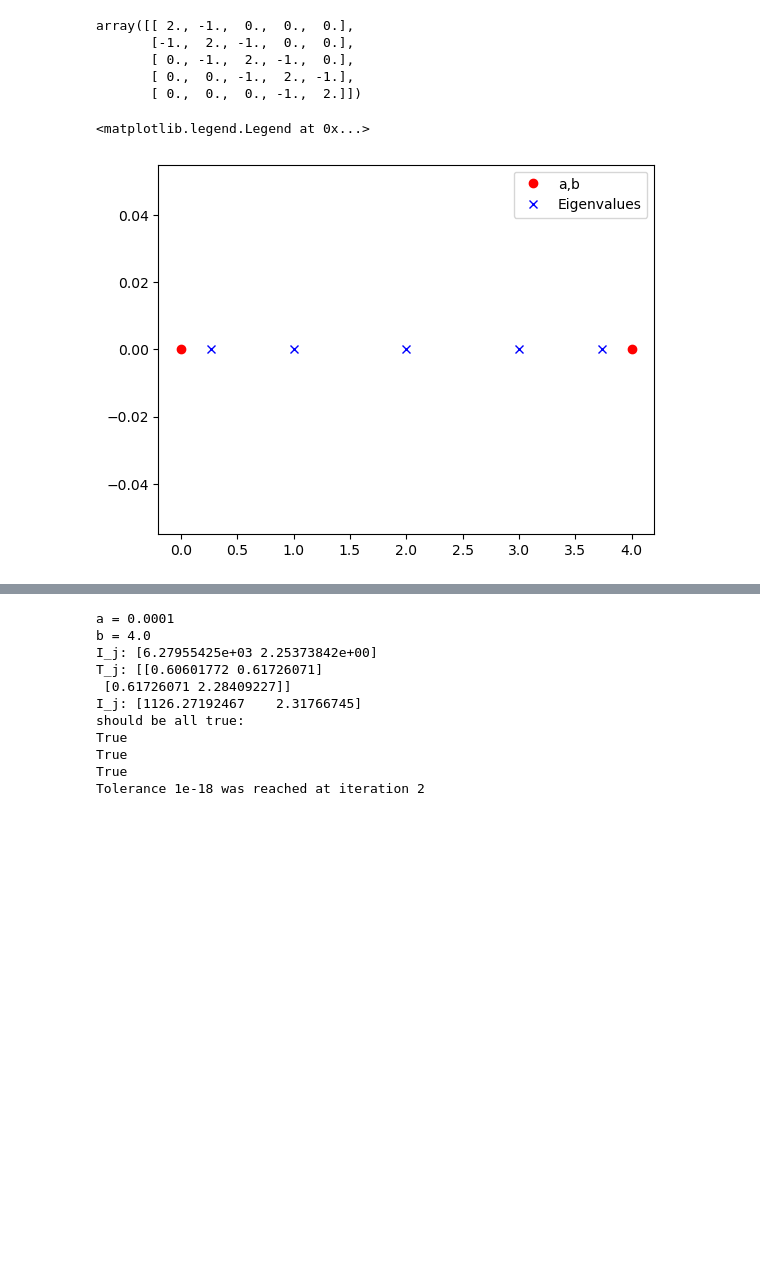
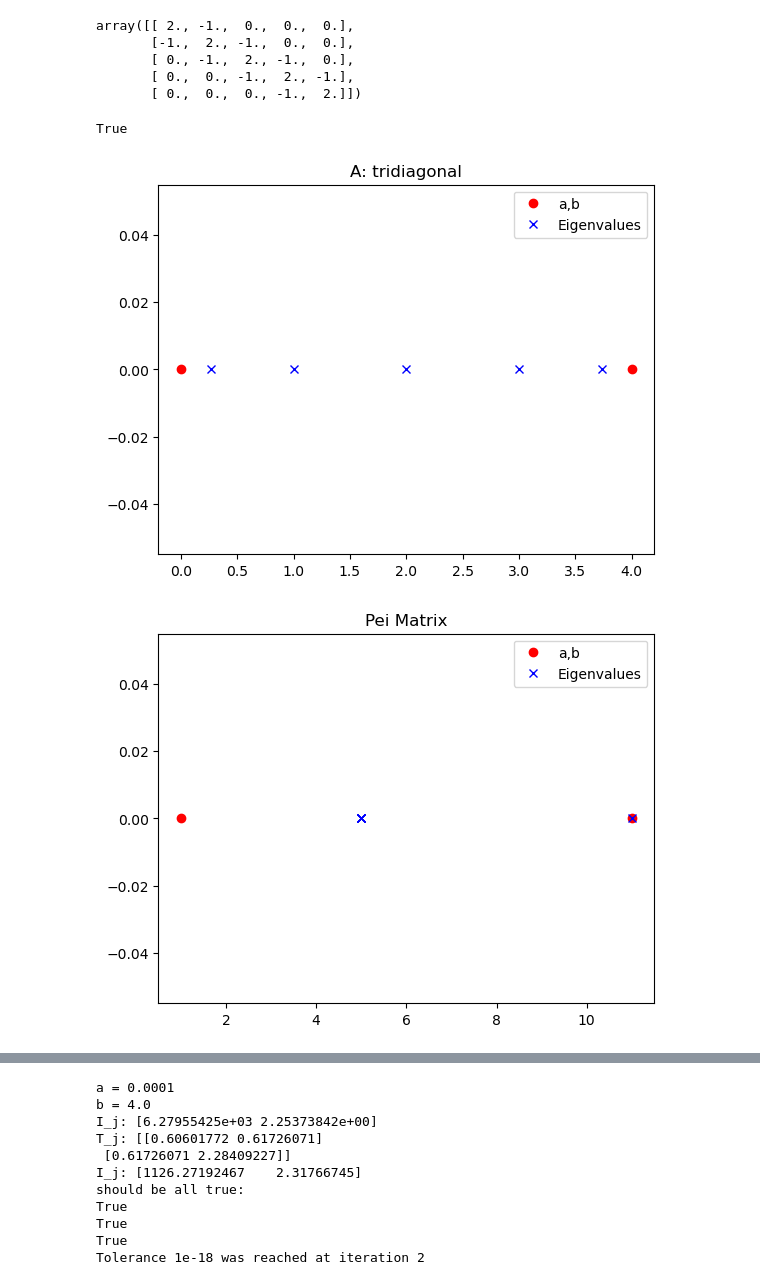
Before and after one commit to Aurenore/CLAProject_TraceEstimator, a Jupyter notebook: Trace_Estimator.ipynb, the cells around one changed output, grey strips where cells are left out. Drawn from its saved outputs; the diff is of its cells as text; code cells hidden in the pictures; blank space fills up the shorter version.

```diff
--- a/Trace_Estimator.ipynb
+++ b/Trace_Estimator.ipynb
@@ -116,3 +108,10 @@ def check_ortho(X, tol=1e-8):
                 if np.abs(prod[i,j])>tol:
                     return False
     return True
+# %%
+# check new eig
+eigs = [  6.47720775, 123.52279225, 125.        ]
+a = 125
+check_new_eig(a=a, eigs= eigs)
+# %% [output]
+True
@@ -119,10 +137,33 @@ def check_ortho(X, tol=1e-8):
 # %%
 # Test Gerschogorin algo: [a,b] should contain all eigenvalues of A.
+A = tridiag(vec1, vec2, vec3)
 a, b = Gerschgorin(A)
 eig = np.linalg.eigvals(A)
 plt.plot([a,b], np.zeros(2), 'ro')
 plt.plot(eig, np.zeros(len(eig)), 'bx')
 plt.legend(['a,b', 'Eigenvalues'])
+plt.title("A: tridiagonal")
+plt.show()
+
+# other matrices
+A = Pei_function(alpha=5, n=6)
+a, b = Gerschgorin(A)
+eig = np.linalg.eigvals(A)
+plt.plot([a,b], np.zeros(2), 'ro')
+plt.plot(eig, np.zeros(len(eig)), 'bx')
+plt.title("Pei Matrix")
+plt.legend(['a,b', 'Eigenvalues'])
+plt.show()
+
+K=2
+A = VFH_function(K)
+a, b = Gerschgorin(A)
+eig = np.linalg.eigvals(A)
+plt.plot([a,b], np.zeros(2), 'ro')
+plt.plot(eig, np.zeros(len(eig)), 'bx')
+plt.title("VFH function")
+plt.legend(['a,b', 'Eigenvalues'])
+plt.show()
 # %% [output]
-<matplotlib.legend.Legend at 0x...>
-[figure, old version]
+[figure, new version]
+[figure, added]
```
Also changed, not shown: parts of 12 cells of this notebook.
